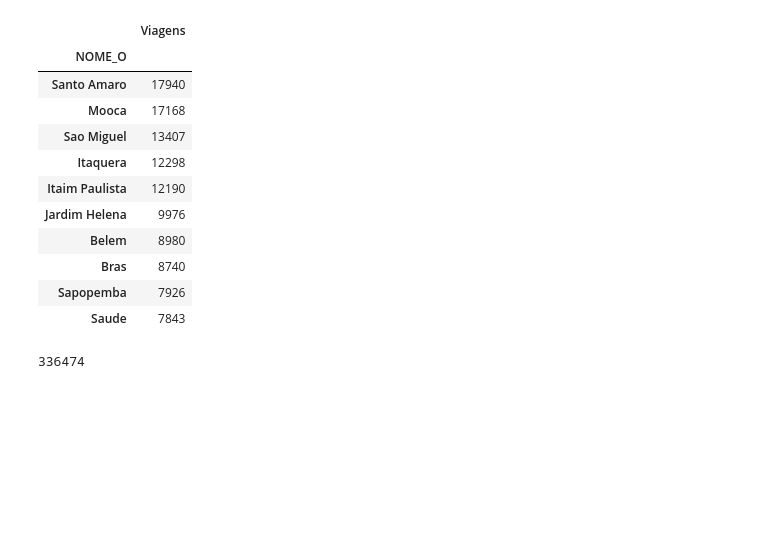
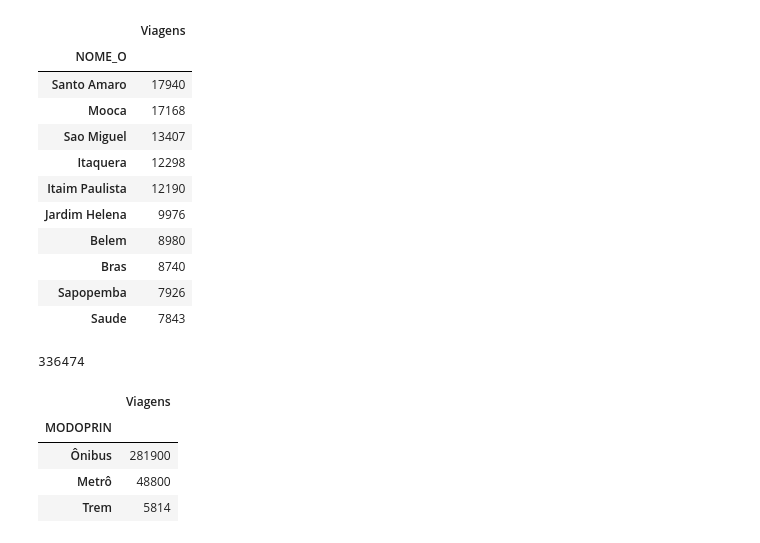
Before and after one commit to ezambomsantana/analise_od, a Jupyter notebook: notebook/Bike Analysis.ipynb, the cells around one changed output. Saved outputs shown, nothing was run; the diff lists cells and outputs as text; code cells hidden in the pictures; blank space fills up the shorter version.

```diff
--- a/notebook/Bike Analysis.ipynb
+++ b/notebook/Bike Analysis.ipynb
@@ -441,3 +441,16 @@ distri.head(10)
 distri['Viagens'].sum()
 # %% [output]
 336474
+# %%
+modo = flows[['MODOPRIN', 'FE_VIA']].groupby(['MODOPRIN']).sum().sort_values(by=['FE_VIA'],ascending=False).reset_index()
+modo.columns = ['MODOPRIN', 'FE_VIA_TRANS']
+modo = modo.set_index('MODOPRIN')
+modo['FE_VIA_TRANS'] = modo['FE_VIA_TRANS'].astype(int)
+modo.columns = ['Viagens']
+modo.head(10)
+# %% [output]
+|  | Viagens |
+| MODOPRIN |  |
+| Ônibus | 281900 |
+| Metrô | 48800 |
+| Trem | 5814 |
```
Also changed, not shown: parts of 3 cells of this notebook.
